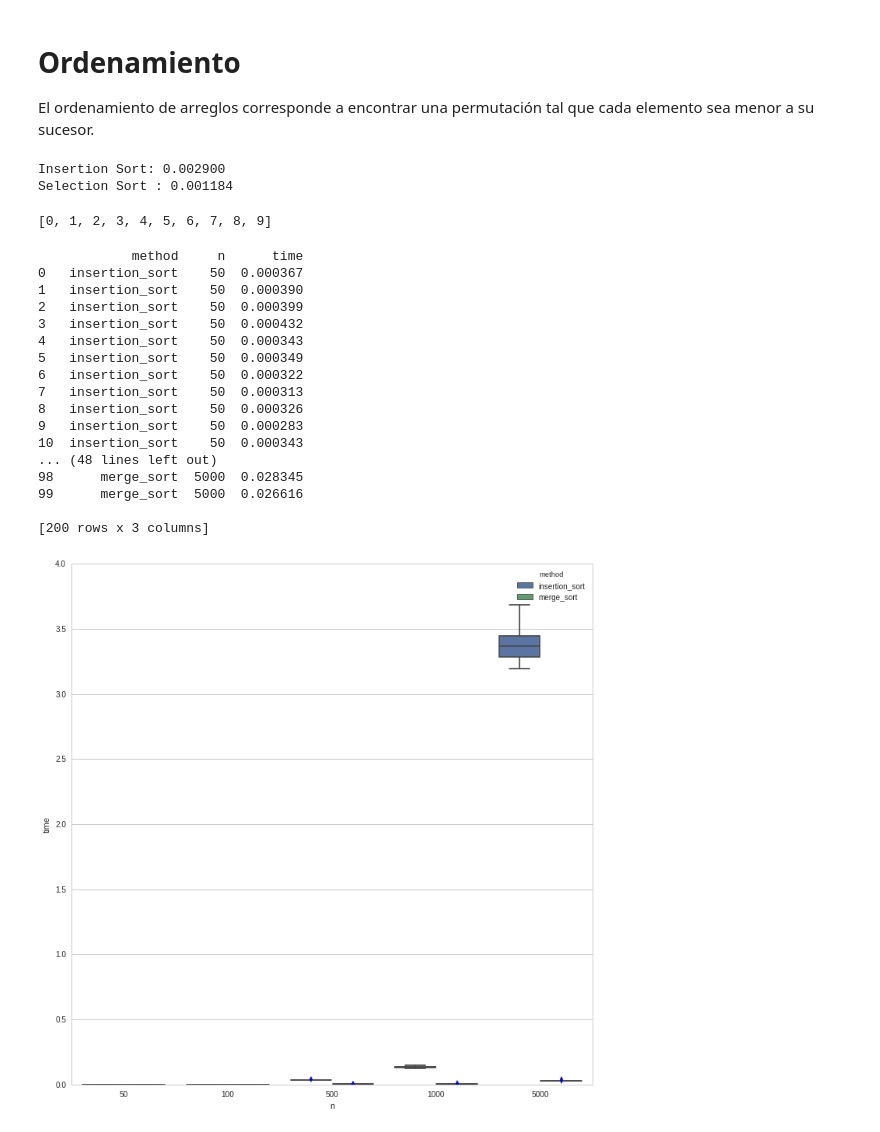
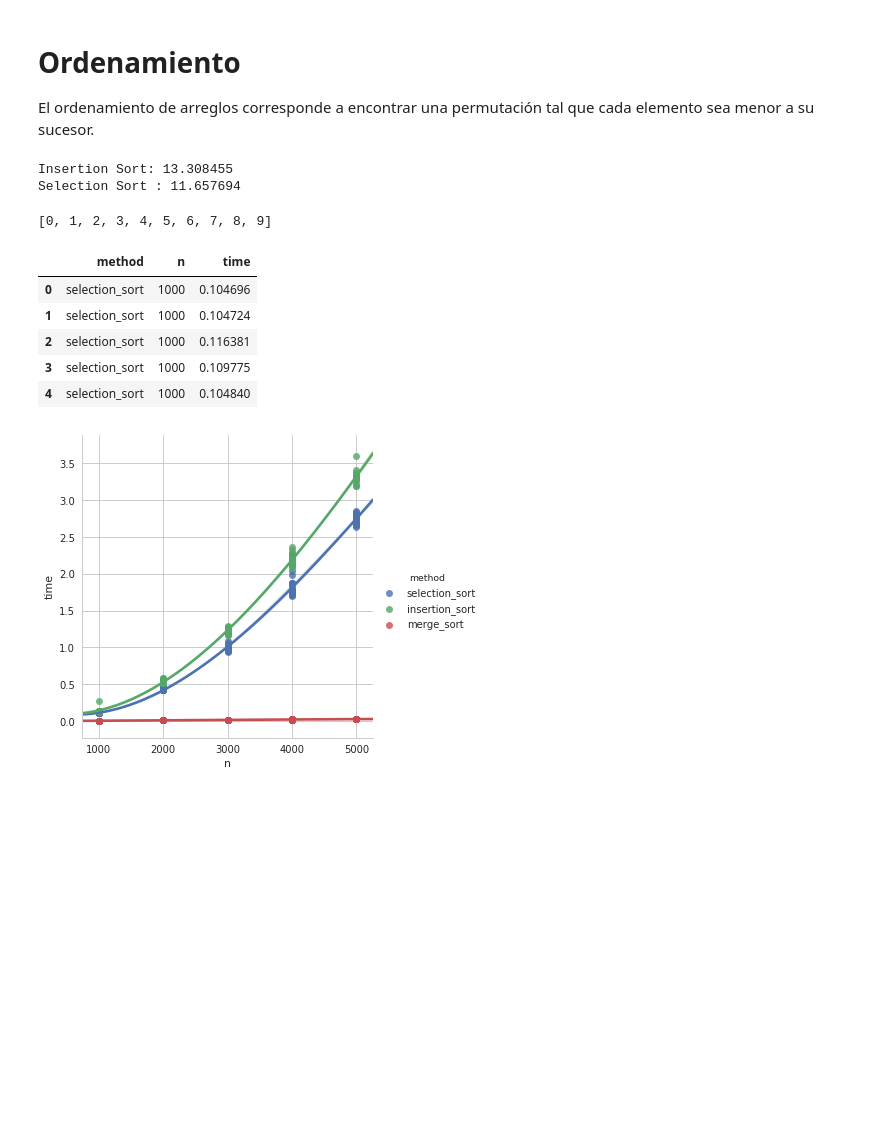
Before and after one commit to sherna90/analisis_algoritmos, a Jupyter notebook: 3.-ordenamiento.ipynb, the cells around one changed output. Cells and saved outputs as stored; diff of their text form; code cells hidden in the pictures; blank space fills up the shorter version.

```diff
--- a/3.-ordenamiento.ipynb
+++ b/3.-ordenamiento.ipynb
@@ -26,10 +26,13 @@ import time
 def gen_random(size):
     return np.random.permutation(np.arange(size,dtype=np.int8))
 
-def gen_reverse(size):
+def gen_worst_case(size):
     return np.arange(size,-1,-1,dtype=np.int8)
 
-arr=gen_reverse(100)
+def gen_best_case(size):
+    return np.arange(size,dtype=np.int8)
+
+arr=gen_best_case(10000)
 
 start=time.clock()
 insertion_sort(arr.copy())
@@ -46,10 +49,10 @@ t2=end-start
 print('Insertion Sort: %2f'%t1)
 print('Selection Sort : %2f'%t2)
 # %% [output]
-Insertion Sort: 0.002900
-Selection Sort : 0.001184
+Insertion Sort: 13.308455
+Selection Sort : 11.657694
 # %%
-def mergesort(A):
+def merge_sort(A):
     n=len(A)
     if len(A) <= 1:
       return A
@@ -82,63 +85,62 @@ print sorted_arr
 import pandas as pd
 import sys
 
-N=[50,100,500,1000,5000]
+method=[mergesort,selection_sort,insertion_sort]
+fun=[gen_random,gen_worst_case,gen_best_case]
+n_data=[1000,2000,3000,4000,5000]
 n_samp=20
 
 s_n=[]
 t_i=[]
+t_s=[]
 t_m=[]
 
-for i in N:
+for i in n_data:
     for j in range(n_samp):
         s_n.append(i)
         arr=gen_random(i)
+        # insertion sort
         start=time.clock()
-        ins_arr=insertion_sort(arr.copy())
+        insertion_sort(arr.copy())
         end=time.clock()
         t_i.append(end-start)
+        # selection sort
         start=time.clock()
-        merge_arr=mergesort(arr.copy())
+        selection_sort(arr.copy())
+        end=time.clock()
+        t_s.append(end-start)
+        # merge sort
+        start=time.clock()
+        merge_sort(arr.copy())
         end=time.clock()
         t_m.append(end-start)
 # %%
-data_insertion={'n':s_n,'time':t_i,'method':['insertion_sort']*len(s_n)}
-df1=pd.DataFrame(data_insertion)
-data_merge={'n':s_n,'time':t_m,'method':['merge_sort']*len(s_n)}
-df2=pd.DataFrame(data_merge)
-df=pd.concat([df1,df2],axis=0)
-print df
+data_insertion={'n':s_n,'time':t_i,'method':['insertion_sort']*len(t_i)}
+df_insertion=pd.DataFrame(data_insertion)
+data_selection={'n':s_n,'time':t_s,'method':['selection_sort']*len(t_s)}
+df_selection=pd.DataFrame(data_selection)
+data_merge={'n':s_n,'time':t_m,'method':['merge_sort']*len(t_m)}
+df_merge=pd.DataFrame(data_merge)
+df=pd.concat([df_selection,df_insertion,df_merge],axis=0)
+df.head()
 # %% [output]
-            method     n      time
-0   insertion_sort    50  0.000367
-1   insertion_sort    50  0.000390
-2   insertion_sort    50  0.000399
-3   insertion_sort    50  0.000432
-4   insertion_sort    50  0.000343
-5   insertion_sort    50  0.000349
-6   insertion_sort    50  0.000322
-7   insertion_sort    50  0.000313
-8   insertion_sort    50  0.000326
-9   insertion_sort    50  0.000283
-10  insertion_sort    50  0.000343
-... (48 lines left out)
-98      merge_sort  5000  0.028345
-99      merge_sort  5000  0.026616
-
-[200 rows x 3 columns]
+|  | method | n | time |
+| 0 | selection_sort | 1000 | 0.104696 |
+| 1 | selection_sort | 1000 | 0.104724 |
+| 2 | selection_sort | 1000 | 0.116381 |
+| 3 | selection_sort | 1000 | 0.109775 |
+| 4 | selection_sort | 1000 | 0.104840 |
 # %%
 import warnings
 warnings.filterwarnings("ignore")
 import seaborn as sns
 import matplotlib.pyplot as plt
 sns.set(style="whitegrid")
 
-f, ax = plt.subplots(figsize=(12, 12))
-#ax.set( yscale="log")
-sns.boxplot(x="n", y="time", hue="method",  data=df)
+sns.lmplot(x="n", y="time", hue="method",order=3, data=df)
 plt.show()
 # %% [output]
-[figure, old version]
+[figure, new version]
 # %%
 df.groupby(['method','n']).mean()
 # %% [output]
```
Also changed, not shown: parts of 7 cells of this notebook.
